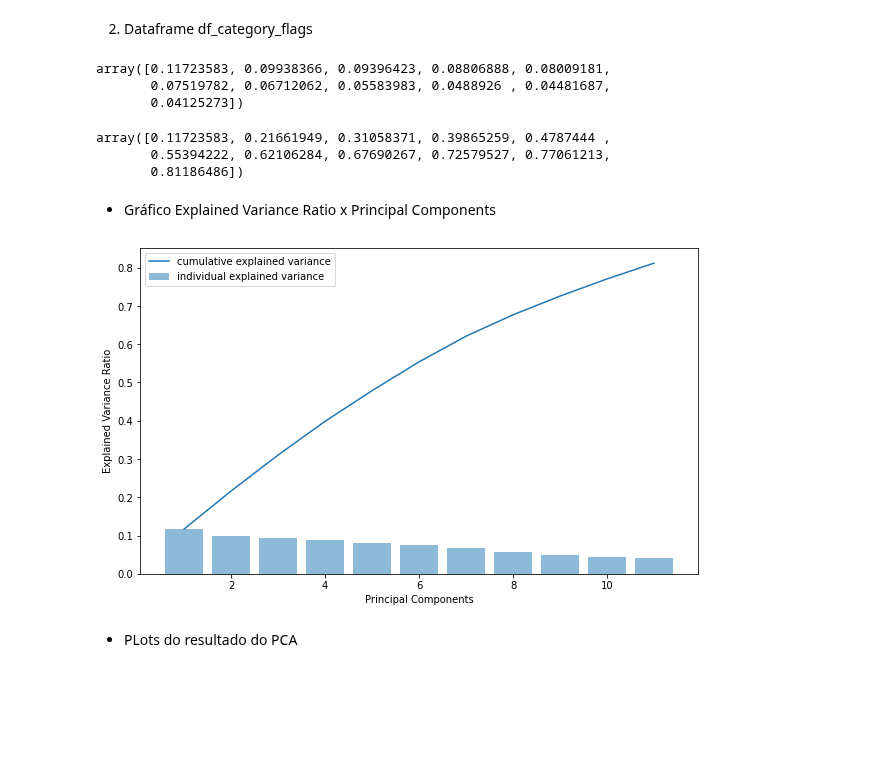
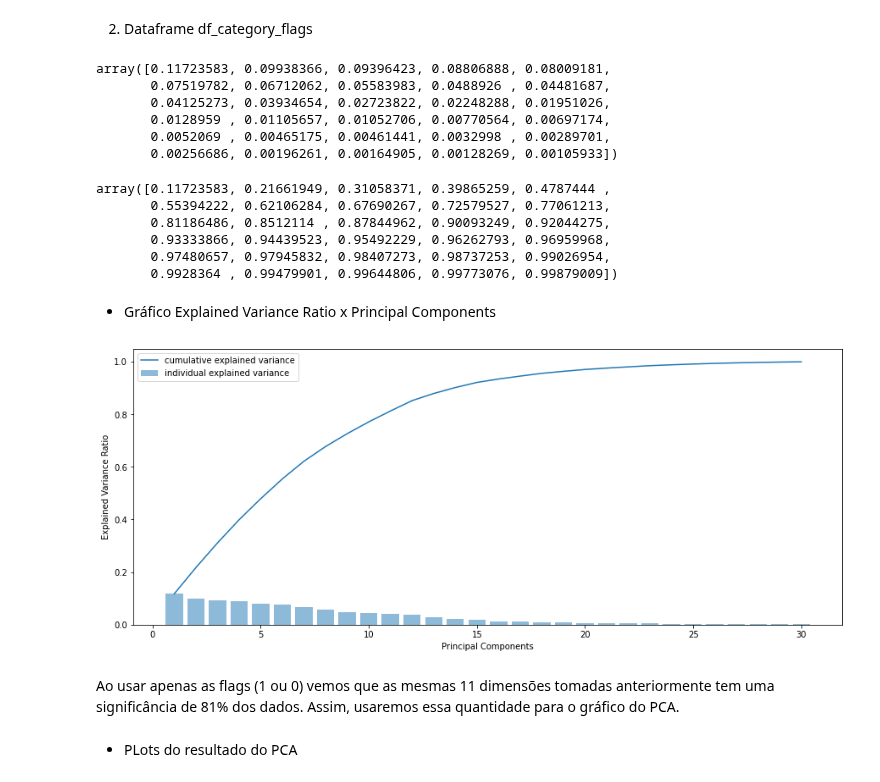
Before and after one commit to smalvar/olist-e-commerce, a Jupyter notebook: PCA_analysis.ipynb, the cells around one changed output. Saved outputs shown, nothing was run; the diff lists cells and outputs as text; code cells hidden in the pictures; blank space fills up the shorter version.

```diff
--- a/PCA_analysis.ipynb
+++ b/PCA_analysis.ipynb
@@ -287,8 +287,8 @@ df_category_flags.shape
 Agora sim iremos analisar as categorias compradas por cada cliente e para isso utilizaremos o algorítimo de análise dos componentes principais (PCA). Inicialmente aplicaremos no dataframe com as flags e ver o seu comportamento.
 # %%
 # Construindo o modelo do PCA
-def pca_model(df):
-  pca = PCA(n_components=11)
+def pca_model(df, num_componentes):
+  pca = PCA(n_components=num_componentes)
   df = pca.fit_transform(df)
   componentes = pca.explained_variance_ratio_
   sum_componentes = np.cumsum(componentes)
@@ -350,34 +357,42 @@ resultados_pca_p = vs.pca_results(df_category_precos, pca_p)
 # %% [markdown]
 2) Dataframe df_category_flags
 # %%
-componentes_principais_f , soma_acumulativa_f, pca_f = pca_model(df_category_flags)
+componentes_principais_f , soma_acumulativa_f, pca_f = pca_model(df_category_flags, 30)
 # %%
 # Verificando a variância
 componentes_principais_f
 # %% [output]
 array([0.11723583, 0.09938366, 0.09396423, 0.08806888, 0.08009181,
        0.07519782, 0.06712062, 0.05583983, 0.0488926 , 0.04481687,
-       0.04125273])
+       0.04125273, 0.03934654, 0.02723822, 0.02248288, 0.01951026,
+       0.0128959 , 0.01105657, 0.01052706, 0.00770564, 0.00697174,
+       0.0052069 , 0.00465175, 0.00461441, 0.0032998 , 0.00289701,
+       0.00256686, 0.00196261, 0.00164905, 0.00128269, 0.00105933])
 # %%
 # Verificando a soma acumulativa da variância
 soma_acumulativa_f
 # %% [output]
 array([0.11723583, 0.21661949, 0.31058371, 0.39865259, 0.4787444 ,
        0.55394222, 0.62106284, 0.67690267, 0.72579527, 0.77061213,
-       0.81186486])
+       0.81186486, 0.8512114 , 0.87844962, 0.90093249, 0.92044275,
+       0.93333866, 0.94439523, 0.95492229, 0.96262793, 0.96959968,
+       0.97480657, 0.97945832, 0.98407273, 0.98737253, 0.99026954,
+       0.9928364 , 0.99479901, 0.99644806, 0.99773076, 0.99879009])
 # %% [markdown]
 - Gráfico Explained Variance Ratio x Principal Components
 # %%
-plt.figure(figsize=(10,6))
-plt.plot(range(1, 12), soma_acumulativa_f,
+plt.figure(figsize=(15,6))
+plt.plot(range(1, 31), soma_acumulativa_f,
          label='cumulative explained variance')
-plt.bar(range(1, 12), componentes_principais_f, alpha=0.5, align='center',
+plt.bar(range(1, 31), componentes_principais_f, alpha=0.5, align='center',
         label='individual explained variance')
 plt.xlabel('Principal Components')
 plt.ylabel('Explained Variance Ratio')
 plt.legend(loc='best')
 plt.show()
 # %% [output]
-[figure, old version]
+[figure, new version]
+# %% [markdown]
+Ao usar apenas as flags (1 ou 0) vemos que as mesmas 11 dimensões tomadas anteriormente tem uma significância de 81% dos dados. Assim, usaremos essa quantidade para o gráfico do PCA.
 # %% [markdown]
 - PLots do resultado do PCA
```
Also changed, not shown: parts of 10 cells of this notebook.
